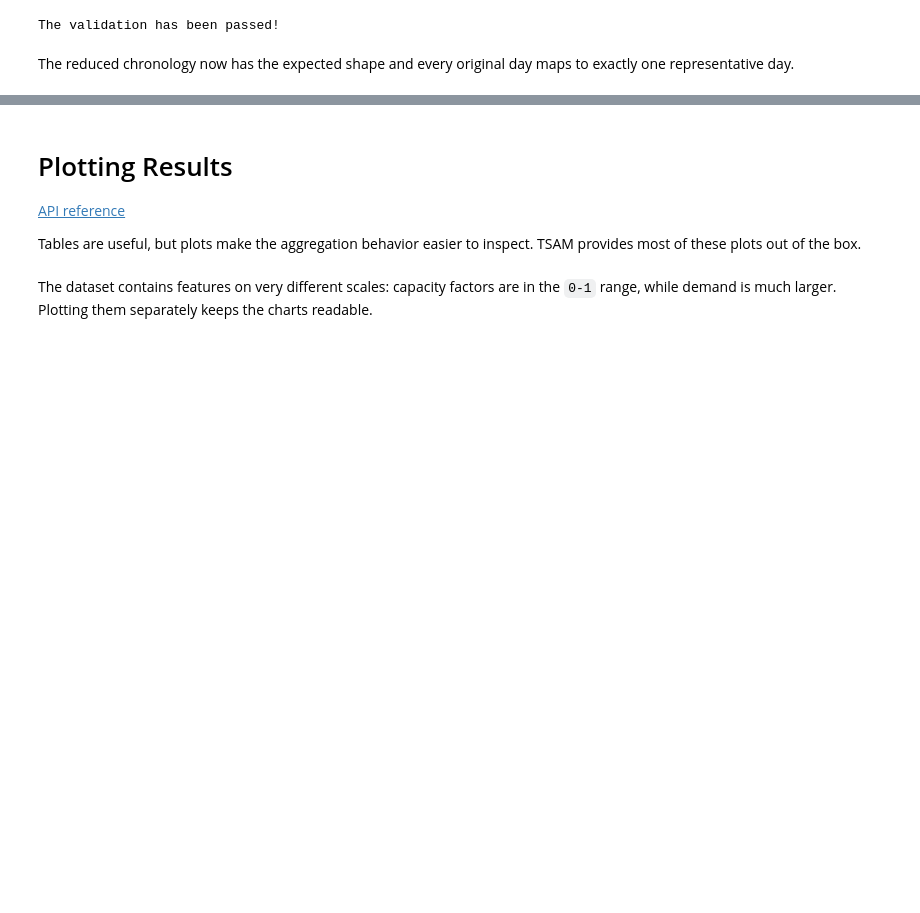
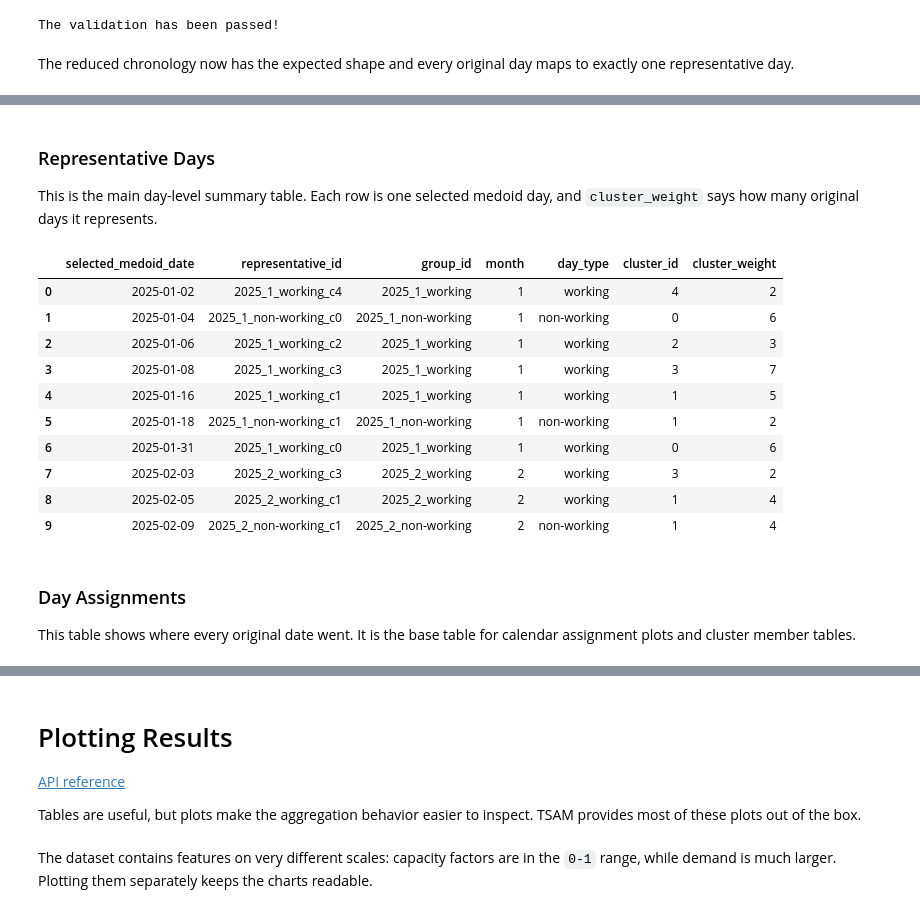
Before and after one commit to komaksym/tsam-notebook-workflows, a Jupyter notebook: src/approach_1.ipynb, the cells around one changed output, grey strips where cells are left out. Cells and saved outputs as stored; diff of their text form; code cells hidden in the pictures; blank space fills up the shorter version.

```diff
--- a/src/approach_1.ipynb
+++ b/src/approach_1.ipynb
@@ -1031,0 +844,20 @@ extreme_value_comparison
+# %% [markdown]
+### Representative Days
+This is the main day-level summary table. Each row is one selected medoid day, and `cluster_weight` says how many original days it represents.
+# %%
+representative_days.head(10)
+# %% [output]
+|  | selected_medoid_date | representative_id | group_id | month | day_type | cluster_id | cluster_weight |
+| 0 | 2025-01-02 | 2025_1_working_c4 | 2025_1_working | 1 | working | 4 | 2 |
+| 1 | 2025-01-04 | 2025_1_non-working_c0 | 2025_1_non-working | 1 | non-working | 0 | 6 |
+| 2 | 2025-01-06 | 2025_1_working_c2 | 2025_1_working | 1 | working | 2 | 3 |
+| 3 | 2025-01-08 | 2025_1_working_c3 | 2025_1_working | 1 | working | 3 | 7 |
+| 4 | 2025-01-16 | 2025_1_working_c1 | 2025_1_working | 1 | working | 1 | 5 |
+| 5 | 2025-01-18 | 2025_1_non-working_c1 | 2025_1_non-working | 1 | non-working | 1 | 2 |
+| 6 | 2025-01-31 | 2025_1_working_c0 | 2025_1_working | 1 | working | 0 | 6 |
+| 7 | 2025-02-03 | 2025_2_working_c3 | 2025_2_working | 2 | working | 3 | 2 |
+| 8 | 2025-02-05 | 2025_2_working_c1 | 2025_2_working | 2 | working | 1 | 4 |
+| 9 | 2025-02-09 | 2025_2_non-working_c1 | 2025_2_non-working | 2 | non-working | 1 | 4 |
+# %% [markdown]
+### Day Assignments
+This table shows where every original date went. It is the base table for calendar assignment plots and cluster member tables.
```
Also changed, not shown: parts of 71 cells of this notebook.
